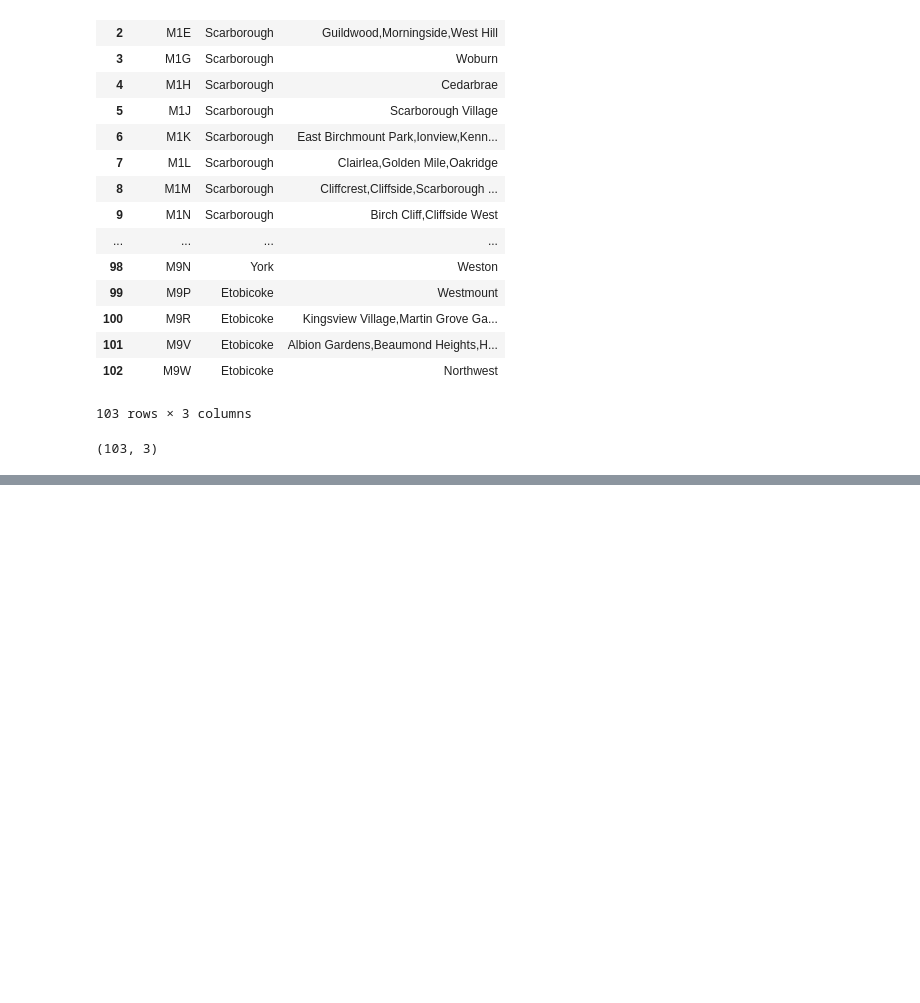
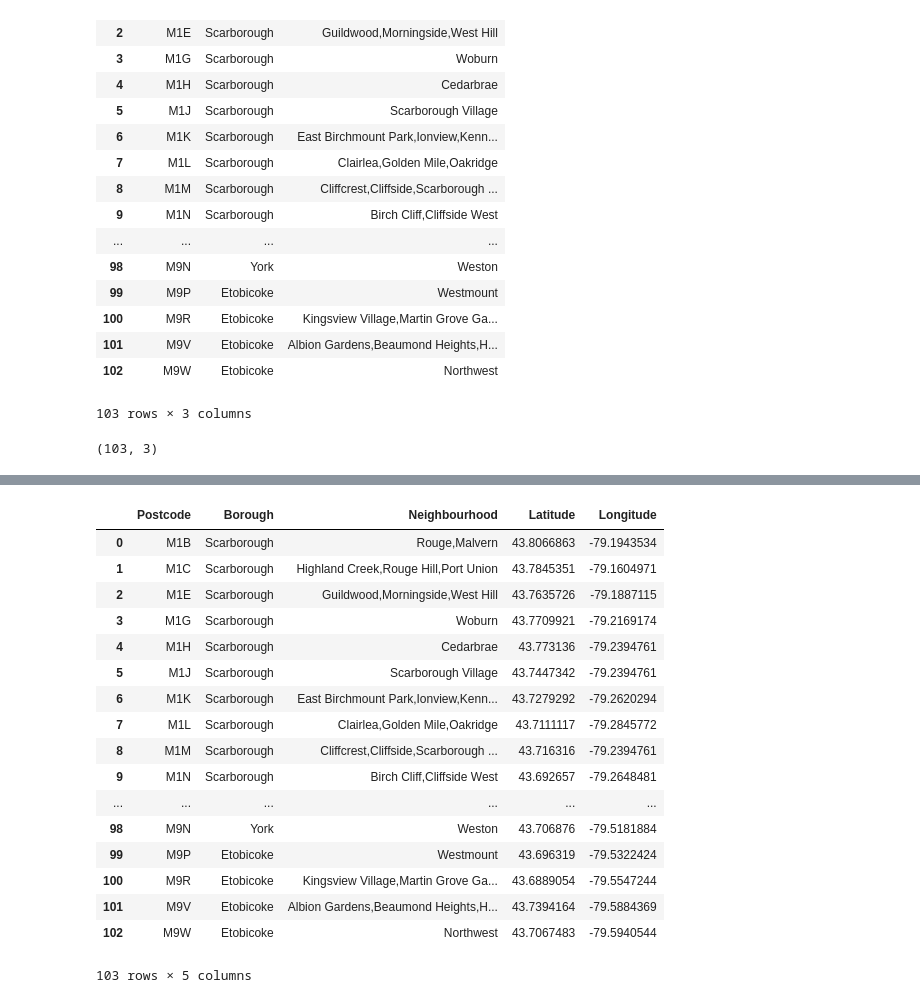
Before and after one commit to chualq/Coursera_Capstone, a Jupyter notebook: Explore, Segment, cluster neighbourhoods.ipynb, the cells around one changed output, grey strips where cells are left out. Cells and saved outputs as stored; diff of their text form; code cells hidden in the pictures; blank space fills up the shorter version.

```diff
--- a/Explore, Segment, cluster neighbourhoods.ipynb
+++ b/Explore, Segment, cluster neighbourhoods.ipynb
@@ -35,0 +48,9 @@ df_grp.shape
+# %%
+r = requests.get(url = 'https://cocl.us/Geospatial_data')
+# %%
+newr = r.text.splitlines()
+# create pandas dataframe
+dfr = pd.DataFrame([x.split(",") for x in newr])
+# %%
+dfr2 = dfr.drop([0,0])
+dfr2
@@ -35,0 +76,23 @@ df_grp.shape
+# %%
+data_Toronto = pd.merge(df_grp, dfr2, on='Postcode')
+# %%
+data_Toronto
+# %% [output]
+|  | Postcode | Borough | Neighbourhood | Latitude | Longitude |
+| 0 | M1B | Scarborough | Rouge,Malvern | 43.8066863 | -79.1943534 |
+| 1 | M1C | Scarborough | Highland Creek,Rouge Hill,Port Union | 43.7845351 | -79.1604971 |
+| 2 | M1E | Scarborough | Guildwood,Morningside,West Hill | 43.7635726 | -79.1887115 |
+| 3 | M1G | Scarborough | Woburn | 43.7709921 | -79.2169174 |
+| 4 | M1H | Scarborough | Cedarbrae | 43.773136 | -79.2394761 |
+| 5 | M1J | Scarborough | Scarborough Village | 43.7447342 | -79.2394761 |
+| 6 | M1K | Scarborough | East Birchmount Park,Ionview,Kenn... | 43.7279292 | -79.2620294 |
+| 7 | M1L | Scarborough | Clairlea,Golden Mile,Oakridge | 43.7111117 | -79.2845772 |
+| 8 | M1M | Scarborough | Cliffcrest,Cliffside,Scarborough ... | 43.716316 | -79.2394761 |
+| 9 | M1N | Scarborough | Birch Cliff,Cliffside West | 43.692657 | -79.2648481 |
+| ... | ... | ... | ... | ... | ... |
+| 98 | M9N | York | Weston | 43.706876 | -79.5181884 |
+| 99 | M9P | Etobicoke | Westmount | 43.696319 | -79.5322424 |
+| 100 | M9R | Etobicoke | Kingsview Village,Martin Grove Ga... | 43.6889054 | -79.5547244 |
+| 101 | M9V | Etobicoke | Albion Gardens,Beaumond Heights,H... | 43.7394164 | -79.5884369 |
+| 102 | M9W | Etobicoke | Northwest | 43.7067483 | -79.5940544 |
+103 rows × 5 columns
```
Also changed, not shown: parts of 5 cells of this notebook.
